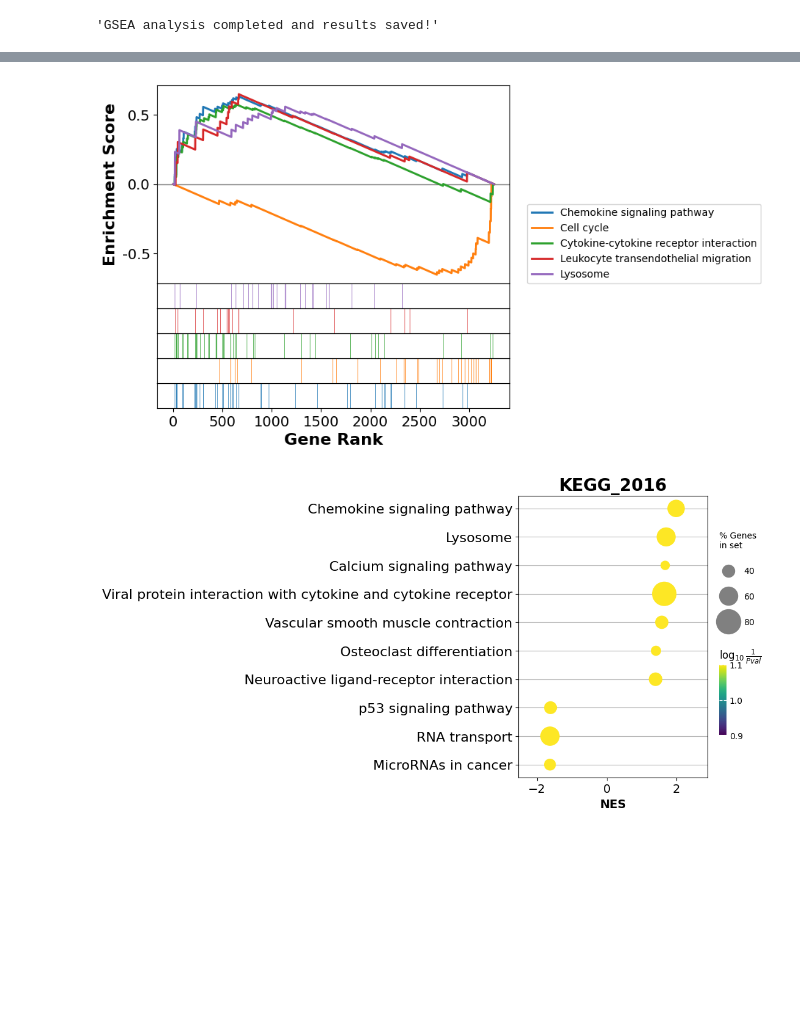
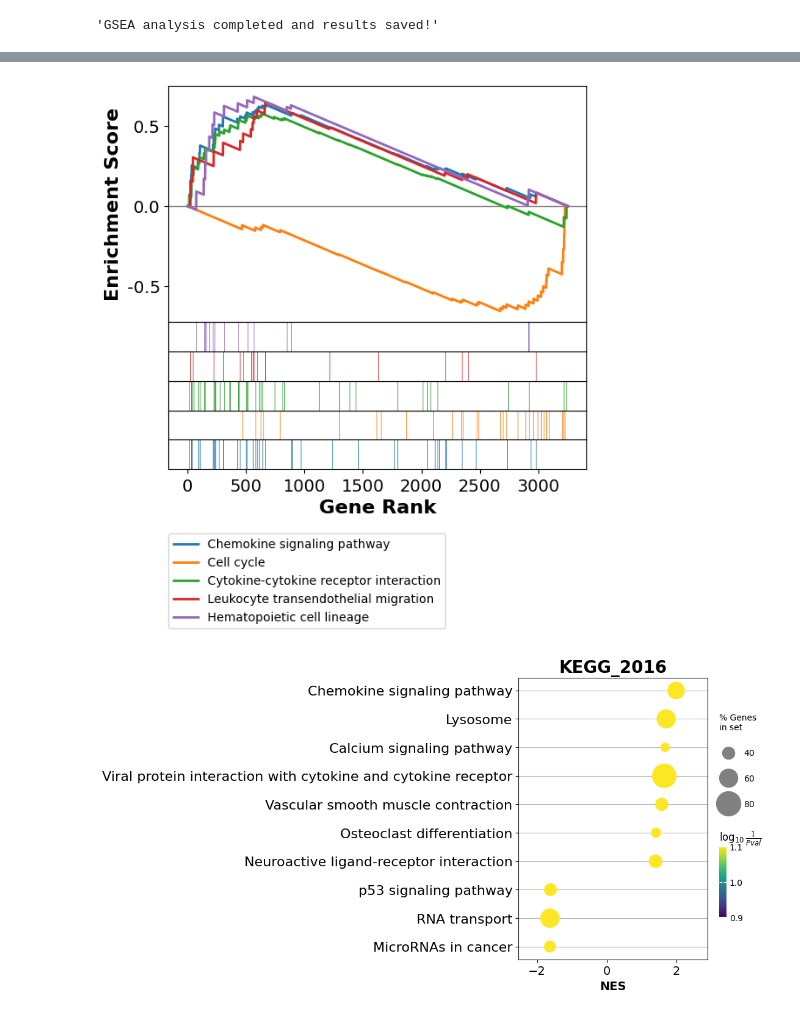
Before and after one commit to Medo072/LUSC-DEGs-Investigation, a Jupyter notebook: Helper_Functions/gsea.ipynb, the cells around one changed output, grey strips where cells are left out. Cells and saved outputs as stored; diff of their text form; code cells hidden in the pictures; blank space fills up the shorter version.

Commit message:
Update dir and figure of top 5 terms

```diff
--- a/Helper_Functions/gsea.ipynb
+++ b/Helper_Functions/gsea.ipynb
@@ -148,3 +185,6 @@ gsea_results.res2d.to_csv('gsea_summary.csv', index=False)
 "GSEA analysis completed and results saved!"
 # %% [output]
 'GSEA analysis completed and results saved!'
+# %%
+gsea_results.res2d.sort_values(by='FDR q-val', inplace=True)
+gsea_results.res2d.head()
@@ -151,10 +198,9 @@ gsea_results.res2d.to_csv('gsea_summary.csv', index=False)
 # %%
-
 terms = gsea_results.res2d.Term
 axs = gsea_results.plot(terms[:5], show_ranking=False,
-                        legend_kws={'loc': (1.05, 0)}, )
+                        legend_kws={'loc': (0, -1.3)}, )
 # %% [output]
-[figure, old version]
+[figure, new version]
 # %%
 from gseapy import dotplot
 import matplotlib.pyplot as plt
```
Also changed, not shown: parts of 4 cells of this notebook, 2 other files.
